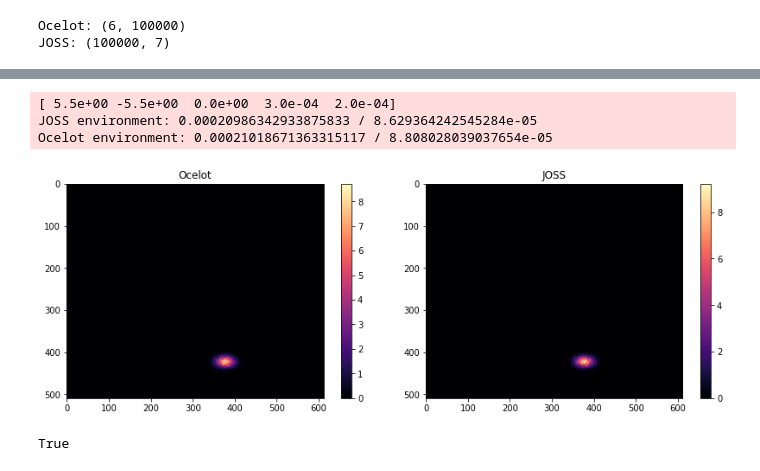
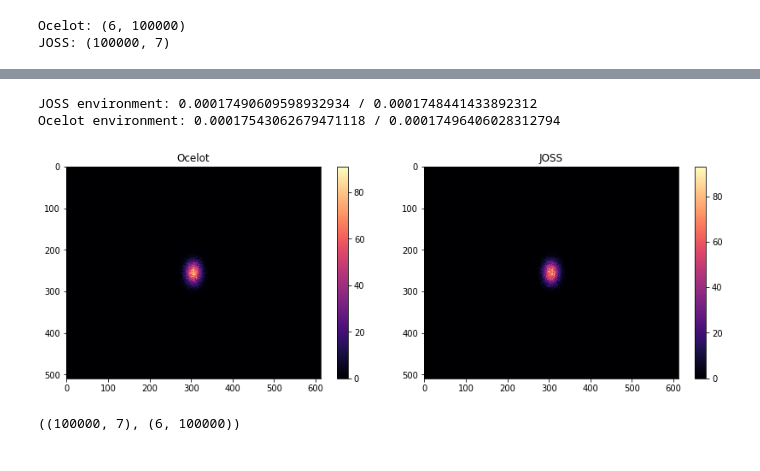
Before and after one commit to desy-ml/cheetah, a Jupyter notebook: ocelot_vs_joss.ipynb, the cells around one changed output, grey strips where cells are left out. Saved outputs shown, nothing was run; the diff lists cells and outputs as text; code cells hidden in the pictures.

Commit message:
Fixed up particles generation (using Ocelot)

```diff
--- a/ocelot_vs_joss.ipynb
+++ b/ocelot_vs_joss.ipynb
@@ -81,36 +81,31 @@ JOSS: 0.00020959312410376985 / 8.574693285568802e-05
 # %%
 ocelot_env = gym.make("ARESEA-Ocelot-v0")
+ocelot_env.reset()
+ocelot_screen_data = ocelot_env.read_screen()
+
 joss_env = gym.make("ARESEA-JOSS-v0")
-
-# observation = ocelot_env.reset()
-# _ = joss_env.reset()
-joss_env.initial_particles[:,:6] = ocelot_env.initial_particles.rparticles.transpose()
-# ocelot_env.initial_particles.rparticles = particle_array
-# joss_env.initial_particles = particle_array.transpose()
-_ = joss_env.objective_function(actuator_values)
-_ = ocelot_env.objective_function(actuator_values)
-print(actuator_values)
+joss_env.reset()
+joss_screen_data = joss_env.read_screen()
 
 print(f"JOSS environment: {joss_env.particles[:,0].std()} / {joss_env.particles[:,2].std()}")
 print(f"Ocelot environment: {ocelot_env.particles.x().std()} / {ocelot_env.particles.y().std()}")
 
 plt.figure(figsize=(12,4))
 plt.subplot(121)
 plt.title("Ocelot")
-plt.imshow(ocelot_env.screen_data, cmap="magma", interpolation="None")
+plt.imshow(ocelot_screen_data, cmap="magma", interpolation="None")
 plt.colorbar()
 plt.subplot(122)
 plt.title("JOSS")
-plt.imshow(joss_env.screen_data, cmap="magma", interpolation="None")
+plt.imshow(joss_screen_data, cmap="magma", interpolation="None")
 plt.colorbar()
 plt.tight_layout()
 plt.show()
 # %% [output]
-[ 5.5e+00 -5.5e+00  0.0e+00  3.0e-04  2.0e-04]
-JOSS environment: 0.00020986342933875833 / 8.629364242545284e-05
-Ocelot environment: 0.00021018671363315117 / 8.808028039037654e-05
+JOSS environment: 0.00017490609598932934 / 0.0001748441433892312
+Ocelot environment: 0.00017543062679471118 / 0.00017496406028312794
-[figure, old version]
+[figure, new version]
-# %%
-np.all(joss_env.transfer_map == transfer_map)
-# %% [output]
-True
+# %%
+joss_env.particles.shape, ocelot_env.particles.rparticles.shape
+# %% [output]
+((100000, 7), (6, 100000))
```
Also changed, not shown: parts of 1 cell of this notebook, 1 other file.
